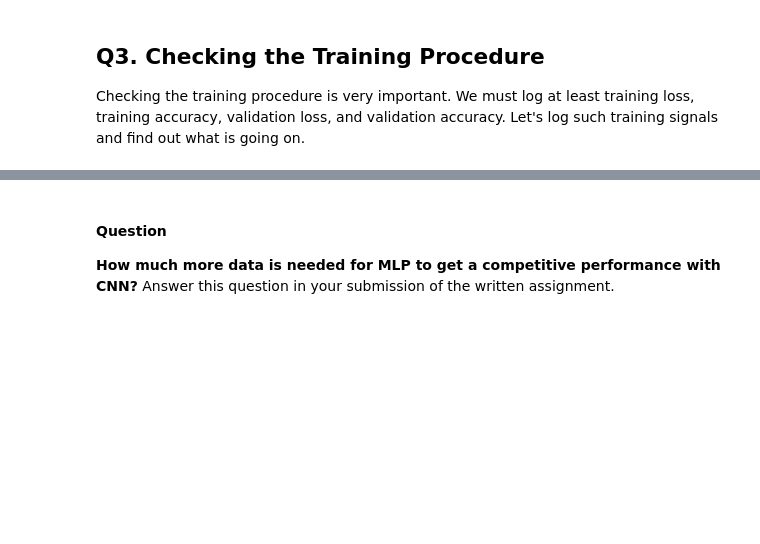
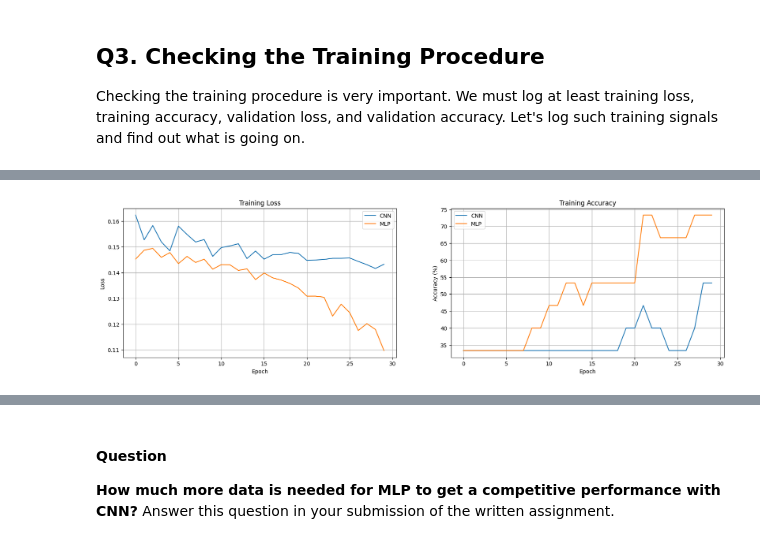
Before and after one commit to nraultwang/cs182, a Jupyter notebook: hw04/code/edge_detection.ipynb, the cells around one changed output, grey strips where cells are left out. Drawn from its saved outputs; the diff is of its cells as text; code cells hidden in the pictures; blank space fills up the shorter version.

Commit message:
add: updated gitignore, edge detection notebook, hand transformer progress

```diff
--- a/hw04/code/edge_detection.ipynb
+++ b/hw04/code/edge_detection.ipynb
@@ -1133,6 +1137,13 @@ transforms = T.Compose([T.ToTensor()])
 # Hint: Refer visualize_data_config and use EdgeDetectionDataset and        #
 # transforms function provided above.                                       #
 #############################################################################
+small_dataset_config = dict(
+    data_per_class=10,
+    num_classes=3,
+    class_type=["horizontal", "vertical", "none"],
+)
+
+small_dataset = EdgeDetectionDataset(small_dataset_config, mode='train', transform=transforms)
 #############################################################################
 #                             END OF YOUR CODE                              #
 #############################################################################
@@ -1146,6 +1157,11 @@ small_dataset_loader = None
 # Hint: You should flag shuffle = True for training data loader             #
 # This flag makes huge difference in training                               #
 #############################################################################
+small_dataset_loader = DataLoader(
+    dataset=small_dataset,
+    batch_size=32,
+    shuffle=True,
+)
 #############################################################################
 #                             END OF YOUR CODE                              #
 #############################################################################
@@ -1454,46 +1573,56 @@ Do hyperparameter tuning. **And list the best hyperparameter setting that you fo
 # TODO: Try other num_epochs. Final accuracy of CNN should be at around     #
 # 95-99% for 30 images per class.                                           #
 #############################################################################
+# 30, 45, 60, 75, 100
+# num_epochs = 30
 #############################################################################
 #                             END OF YOUR CODE                              #
 #############################################################################
-lr = 1e-2
-# device = torch.device("cuda:0" if torch.cuda.is_available() else "cpu")
-# Check for MPS availability and set the device
-if torch.backends.mps.is_available():
-    device = torch.device("mps")
-    print("Using MPS (Apple Silicon GPU)")
-else:
-    device = torch.device("cpu")
-    print("MPS not available, using CPU")
-criterion = nn.CrossEntropyLoss()
+for num_epochs in [30, 75, 150, 300]:
+    lr = 1e-2
+    # device = torch.device("cuda:0" if torch.cuda.is_available() else "cpu")
+    # Check for MPS availability and set the device
+    if torch.backends.mps.is_available():
+        device = torch.device("mps")
+        print("Using MPS (Apple Silicon GPU)")
+    else:
+        device = torch.device("cpu")
+        print("MPS not available, using CPU")
+    criterion = nn.CrossEntropyLoss()
 
-cnn_acc_list = list()
-mlp_acc_list = list()
+    cnn_acc_list = list()
+    mlp_acc_list = list()
 
-cnn_kernel_dict = dict()
-untrained_cnn_kernel_dict = dict()
+    cnn_kernel_dict = dict()
+    untrained_cnn_kernel_dict = dict()
 
-for num_image, train_loader in train_loader_dict.items():
-    print("Training with {} images".format(num_image))
-    set_seed(seed)
-    cnn_model = SimpleCNN(kernel_size=7)
-    untrained_cnn_model = deepcopy(cnn_model)
-    cnn_model.to(device)
+    reports = []
+    for num_image, train_loader in train_loader_dict.items():
+        print("Training with {} images".format(num_image))
+        set_seed(seed)
+        cnn_model = SimpleCNN(kernel_size=7)
+        untrained_cnn_model = deepcopy(cnn_model)
+        cnn_model.to(device)
 
-    mlp_model = ThreeLayerMLP(hidden_dims=[50, 10])
-    mlp_model.to(device)
+        mlp_model = ThreeLayerMLP(hidden_dims=[50, 10])
+        mlp_model.to(device)
 
-    mlp_optimizer = optim.SGD(mlp_model.parameters(), lr=lr, momentum=0.9)
-    cnn_optimizer = optim.SGD(cnn_model.parameters(), lr=lr, momentum=0.9)
+        mlp_optimizer = optim.SGD(mlp_model.parameters(), lr=lr, momentum=0.9)
+        cnn_optimizer = optim.SGD(cnn_model.parameters(), lr=lr, momentum=0.9)
 
-    mlp_results = train_model(mlp_model, mlp_optimizer, num_epochs, train_loader, valid_loader)
-    cnn_results = train_model(cnn_model, cnn_optimizer, num_epochs, train_loader, valid_loader)
+        mlp_results = train_model(mlp_model, mlp_optimizer, num_epochs, train_loader, valid_loader)
+        cnn_results = train_model(cnn_model, cnn_optimizer, num_epochs, train_loader, valid_loader)
 
-    vis_training_curve(cnn_results["train_loss"], cnn_results["train_acc"], mlp_results["train_loss"], mlp_results["train_acc"])
-    vis_validation_curve(cnn_results["valid_loss"], cnn_results["valid_acc"], mlp_results["valid_loss"], mlp_results["valid_acc"])
+        vis_training_curve(cnn_results["train_loss"], cnn_results["train_acc"], mlp_results["train_loss"], mlp_results["train_acc"])
+        vis_validation_curve(cnn_results["valid_loss"], cnn_results["valid_acc"], mlp_results["valid_loss"], mlp_results["valid_acc"])
 
-    cnn_kernel_dict[num_image] = deepcopy(cnn_model.conv1.weight.data.detach().cpu())
-    untrained_cnn_kernel_dict[num_image] = deepcopy(untrained_cnn_model.conv1.weight.data.detach().cpu())
+        cnn_kernel_dict[num_image] = deepcopy(cnn_model.conv1.weight.data.detach().cpu())
+        untrained_cnn_kernel_dict[num_image] = deepcopy(untrained_cnn_model.conv1.weight.data.detach().cpu())
 
-    print("CNN Acc: {}, MLP Acc: {}".format(cnn_results["final_valid_acc"], mlp_results["final_valid_acc"]))
+        report_str = "Num Image: {}, CNN Acc: {}, MLP Acc: {}".format(num_image, cnn_results["final_valid_acc"], mlp_results["final_valid_acc"])
+        # print(report_str)
+        reports.append(report_str)
+    print(f'{num_epochs=}')
+    for report in reports:
+        print(report)
+# %% [output]
@@ -1499,0 +1631 @@ for num_image, train_loader in train_loader_dict.items():
+[figure, added]
```
Also changed, not shown: parts of 21 cells of this notebook, 4 other files.
